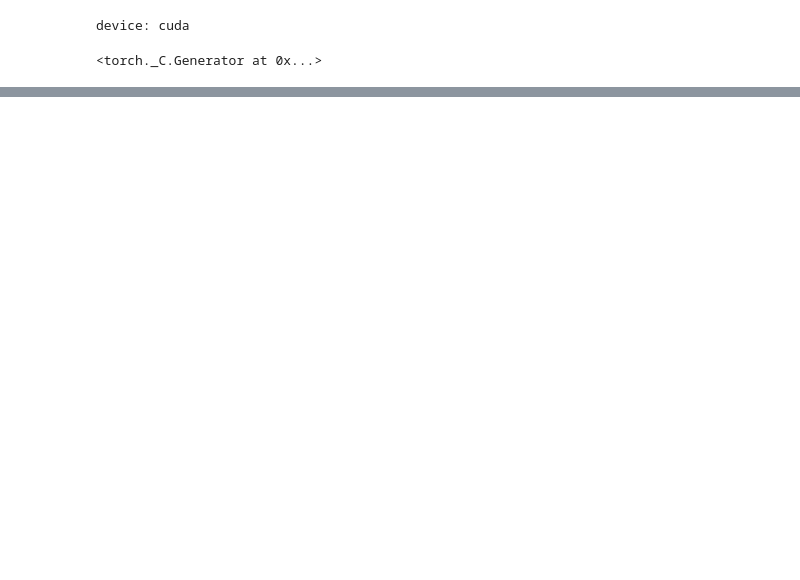
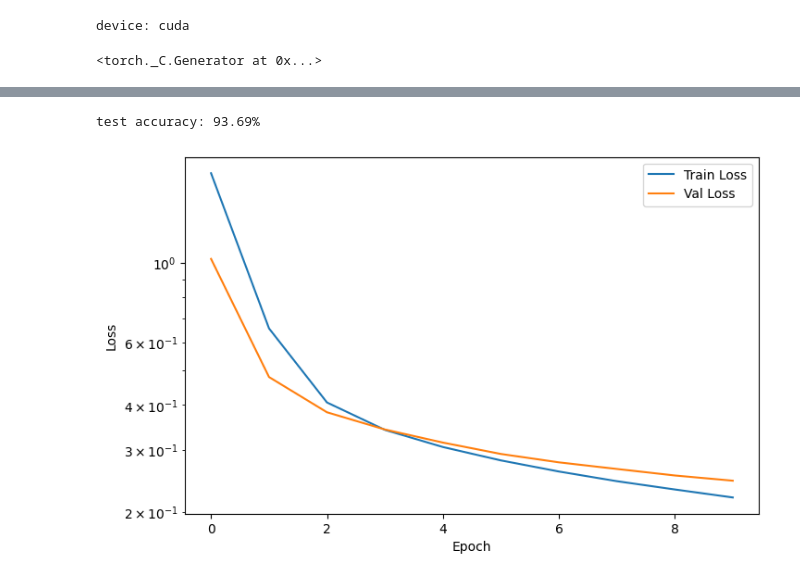
Before and after one commit to richard-greenhalgh/msc-prep, a Jupyter notebook: mnist/notebooks/mnist_torch_01_mlp.ipynb, the cells around one changed output, grey strips where cells are left out. Cells and saved outputs as stored; diff of their text form; code cells hidden in the pictures; blank space fills up the shorter version.

Commit message:
Further exploration of PyTorch functionality

```diff
--- a/mnist/notebooks/mnist_torch_01_mlp.ipynb
+++ b/mnist/notebooks/mnist_torch_01_mlp.ipynb
@@ -18,12 +18,13 @@ print("device:", device)
 # %% [output]
 device: cuda
 # %%
-BATCH_SIZE = 64
+BATCH_SIZE = 32
 LEARNING_RATE = 1e-3
-EPOCHS = 10
+EPOCHS = 11
 
-HIDDEN_1 = 32
-HIDDEN_2 = 32
+HIDDEN_LAYERS = [128, 64, 32]
+
+VALIDATION_FRAC = 0.2
 
 OPTIMIZER = "adam"
 
@@ -35,18 +36,26 @@ torch.manual_seed(RANDOM_SEED)
 # %%
 transform = transforms.ToTensor()
 
-train_dataset = datasets.MNIST(
-    root="../data",
+train_full = datasets.MNIST(
+    root="data",
     train=True,
     download=True,
     transform=transform,
 )
 
 test_dataset = datasets.MNIST(
-    root="../data",
+    root="data",
     train=False,
     download=True,
     transform=transform,
+)
+
+n_train = int((1.0 - VALIDATION_FRAC) * len(train_full))
+n_val = len(train_full) - n_train
+
+train_dataset, val_dataset = random_split(
+    train_full,
+    [n_train, n_val],
 )
 
 train_loader = DataLoader(
@@ -55,6 +64,12 @@ train_loader = DataLoader(
     shuffle=True,
 )
 
+val_loader = DataLoader(
+    val_dataset,
+    batch_size=BATCH_SIZE,
+    shuffle=False,
+)
+
 test_loader = DataLoader(
     test_dataset,
     batch_size=BATCH_SIZE,
@@ -122,0 +231,41 @@ scheduler = torch.optim.lr_scheduler.ExponentialLR(
+# %%
+model.eval()
+
+correct = 0
+total = 0
+
+with torch.no_grad():
+
+    for X, y in test_loader:
+
+        X = X.to(device)
+        y = y.to(device)
+
+        logits = model(X)
+
+        preds = torch.argmax(logits, dim=1)
+
+        correct += (preds == y).sum().item()
+        total += y.size(0)
+
+accuracy = 100.0 * correct / total
+
+print(f"test accuracy: {accuracy:.2f}%")
+# %% [output]
+test accuracy: 93.69%
+# %%
+plt.figure(figsize=(8, 5))
+
+plt.plot(train_loss_curve, label="Train Loss")
+plt.plot(val_loss_curve, label="Val Loss")
+
+plt.yscale("log")
+
+plt.xlabel("Epoch")
+plt.ylabel("Loss")
+
+plt.legend()
+
+plt.show()
+# %% [output]
+[figure, added]
```
Also changed, not shown: parts of 4 cells of this notebook, 2 other files.
